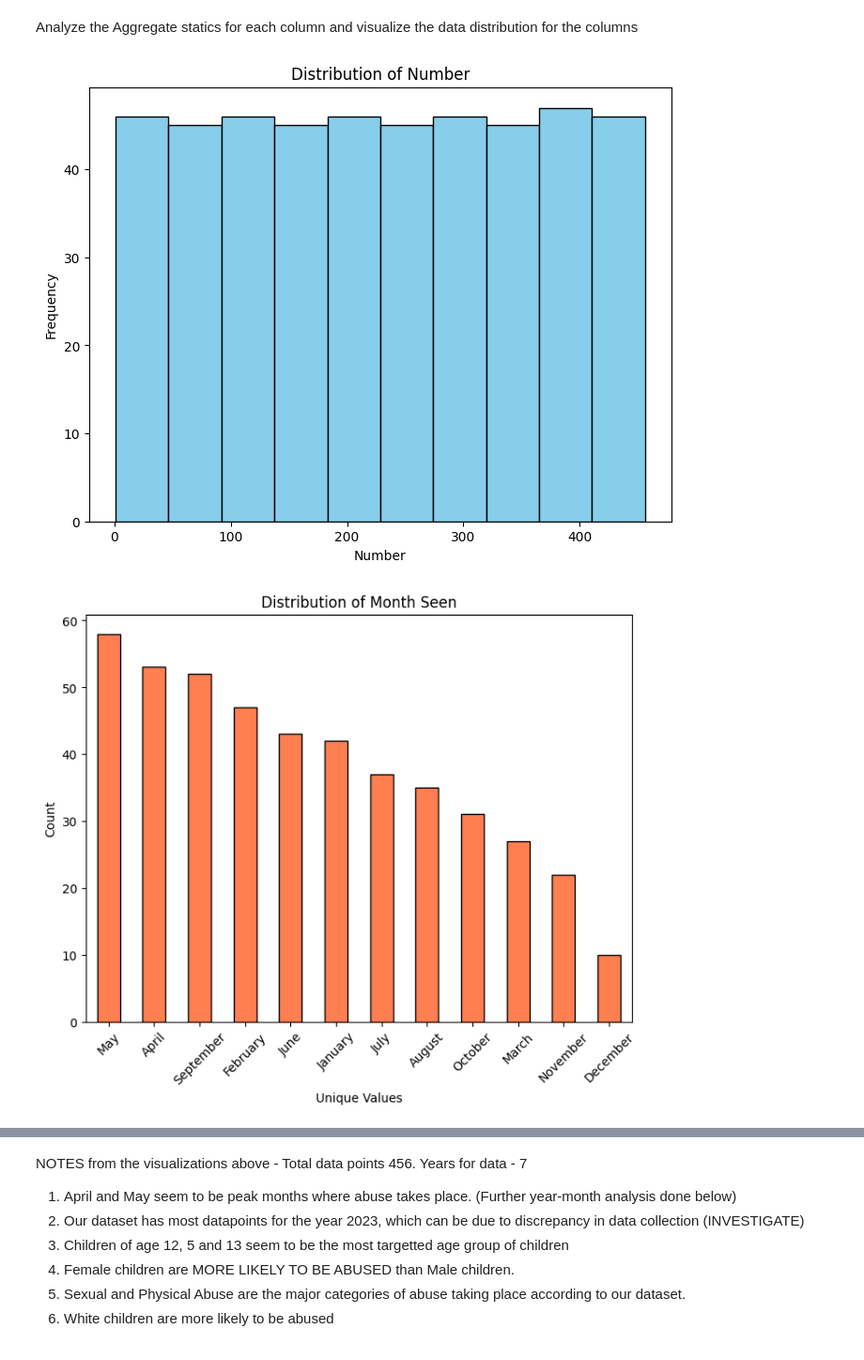
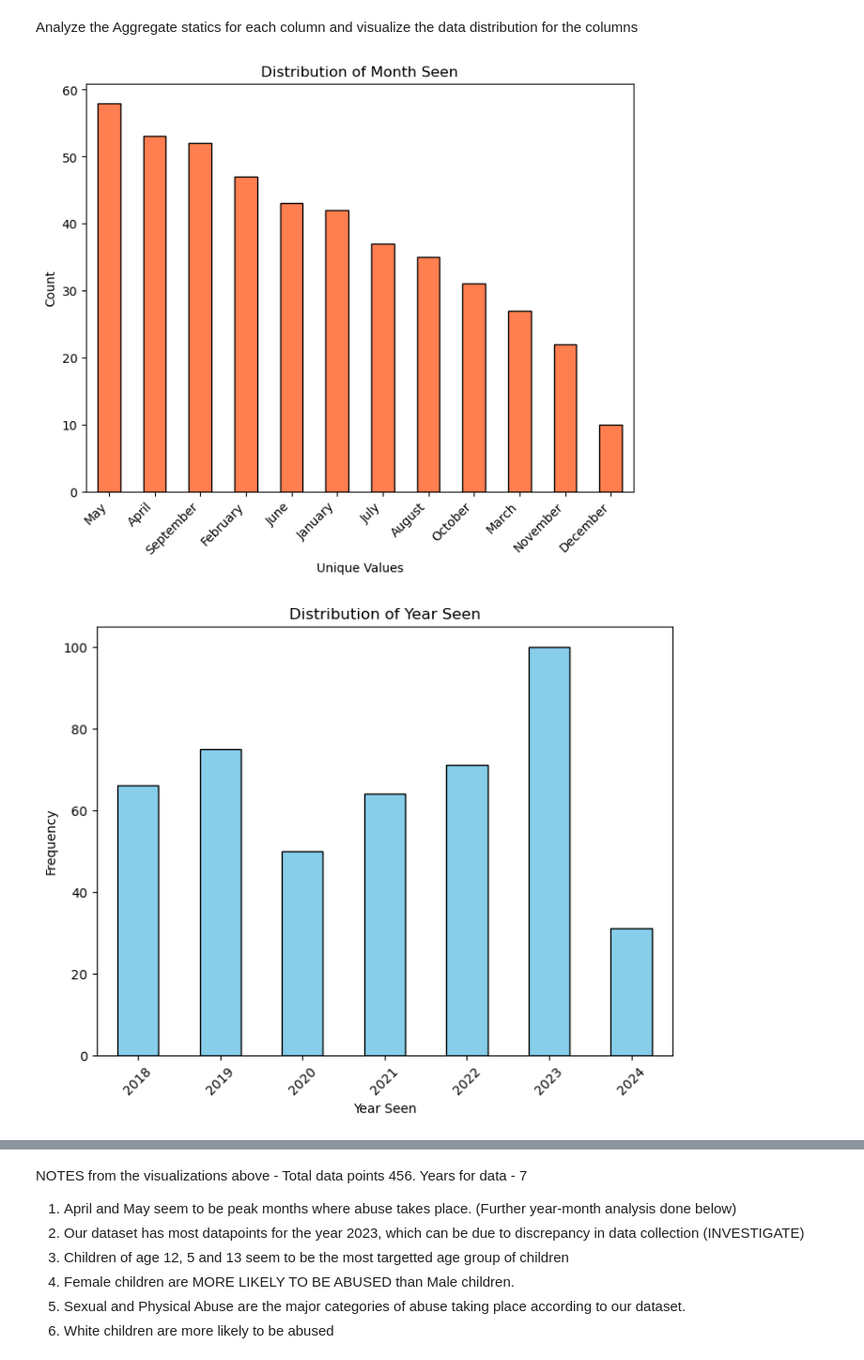
Before and after one commit to kkirpa/Caring_Place, a Jupyter notebook: Initial_EDA.ipynb, the cells around one changed output, grey strips where cells are left out. Shown at 94% size. Drawn from its saved outputs; the diff is of its cells as text; code cells hidden in the pictures.

Commit message:
Further detailed analysis and visualizations
Made an HTML for reading as well. Need to add writeup

```diff
--- a/Initial_EDA.ipynb
+++ b/Initial_EDA.ipynb
@@ -32,7 +14,7 @@ import altair as alt
 import openpyxl
 import pandas as pd
 import matplotlib.pyplot as plt
-data=pd.read_excel("C:\\Users\\jyoti\\OneDrive\\Desktop\\JYOTI CMU Docs\\SUDS\\Data for NCH.xlsx")
+data = pd.read_excel("C:\\Users\\kirpa\\Downloads\\caring_place\\Data for NCH.xlsx")
 # %% [markdown]
 Load the dataset into DataFrame and view the data
 # %%
@@ -53,12 +35,16 @@ Index(['Number', 'Month Seen', 'Year Seen', 'Child Age', 'Child Gender',
        'Child Race', 'Type of Abuse ', 'Offender Age', 'Offender Race',
        'Disclosure'],
       dtype='object')
+# %%
+#dropping bumber column, likely to be serving the purpose of an ID
+data= data.drop(columns=['Number'], errors='ignore')
 # %% [markdown]
 Analyze the Aggregate statics for each column and visualize the data distribution for the columns
 # %%
-dataCopy=data.copy(deep=True)
+dataCopy = data.copy(deep=True)
 column_distributions = {}
-for col in dataCopy.columns :
+
+for col in dataCopy.columns:
     col_data = dataCopy[col]
 
     # Determine column data type and prepare summary statistics accordingly
@@ -68,43 +54,63 @@ for col in dataCopy.columns :
             "Data Type": col_data.dtype,
             "Null Count": col_data.isnull().sum(),
             "Unique Values": col_data.nunique(),
             "Max Value": col_data.max(),
             "Min Value": col_data.min(),
             "Mean Value": col_data.mean(),
-            "Most Common Values": col_data.value_counts().head(5).to_dict()  # Top 5 common values
+            "Most Common Values": col_data.value_counts().head(5).to_dict()
         }
 
         plt.figure(figsize=(8, 6))
-        plt.hist(col_data.dropna(), bins=10, color='skyblue', edgecolor='black')
+        col_data.dropna().value_counts().sort_index().plot(
+            kind='bar', color='skyblue', edgecolor='black')
         plt.title(f'Distribution of {col}')
         plt.xlabel(col)
         plt.ylabel('Frequency')
+        plt.xticks(rotation=45)
         plt.show()
+
     else:
-        # For non-numeric columns, calculate top values and unique count
+        # For non-numeric columns, ensure consistent type handling
+        col_data_numeric = pd.to_numeric(col_data, errors='coerce')
+        if col_data_numeric.notnull().any():
+            # Handle mixed or numeric-like non-numeric columns
+            col_data = col_data_numeric
+
+        # Calculate top values and unique count
         col_summary = {
             "Data Type": col_data.dtype,
             "Null Count": col_data.isnull().sum(),
             "Unique Values": col_data.nunique(),
             "Most Common Values": col_data.value_counts().head(5).to_dict()  # Top 5 common values
         }
-        unique_vals_count = col_data.value_counts()
-        plt.figure(figsize=(8, 6))
-        unique_vals_count.plot(kind='bar', color='coral', edgecolor='black')
-        plt.title(f'Distribution of {col}')
-        plt.xlabel('Unique Values')
-        plt.ylabel('Count')
-        plt.xticks(rotation=45)
-        plt.show()
+
+        col_data_cleaned = col_data.dropna()
+        if pd.api.types.is_numeric_dtype(col_data_cleaned):
+            unique_vals = sorted(col_data_cleaned.unique())
+            plt.figure(figsize=(8, 6))
+            plt.hist(col_data_cleaned, bins=len(unique_vals), color='skyblue', edgecolor='black', align='left')
+            plt.title(f'Distribution of {col}')
+            plt.xlabel(col)
+            plt.ylabel('Frequency')
+            plt.show()
+        else:
+            # Plot bar chart for categorical data
+            plt.figure(figsize=(8, 6))
+            col_data_cleaned.value_counts().plot(kind='bar', color='coral', edgecolor='black')
+            plt.title(f'Distribution of {col}')
+            plt.xlabel('Unique Values')
+            plt.ylabel('Count')
+            plt.xticks(rotation=45, ha='right')
+            plt.show()
 
     # Store the summary for the column
     column_distributions[col] = col_summary
 
 # Convert the dictionary to a DataFrame for a structured view
 distributions_df = pd.DataFrame(column_distributions).T
 
 # Display the results
 print(distributions_df)
 # %% [output]
-[figure, old version]
+[figure, new version]
-[figure, old version]
+[figure, new version]
```
Also changed, not shown: parts of 15 cells of this notebook, 1 other file.
